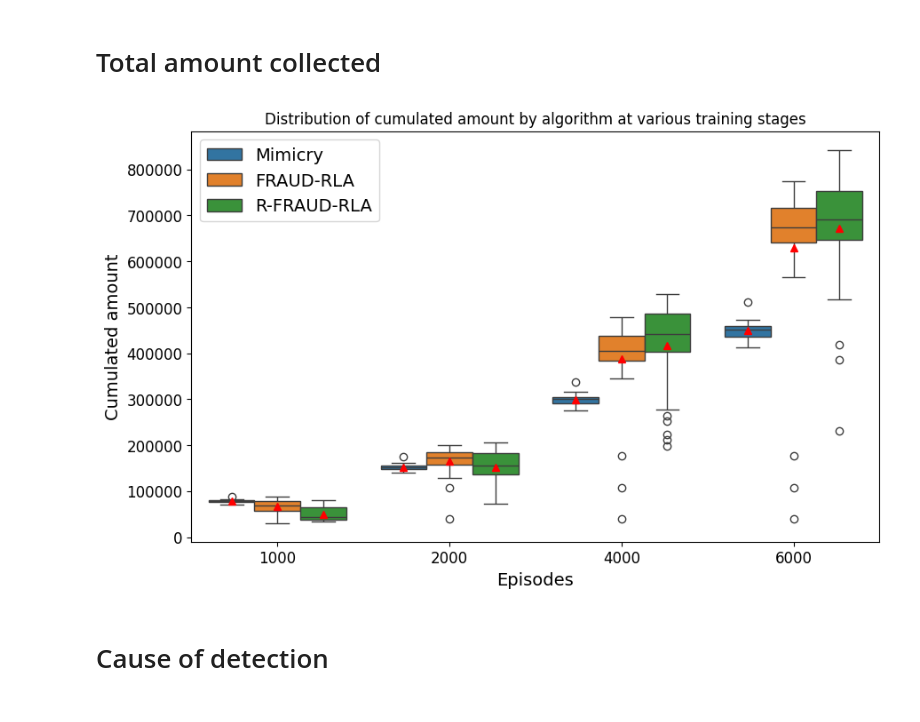
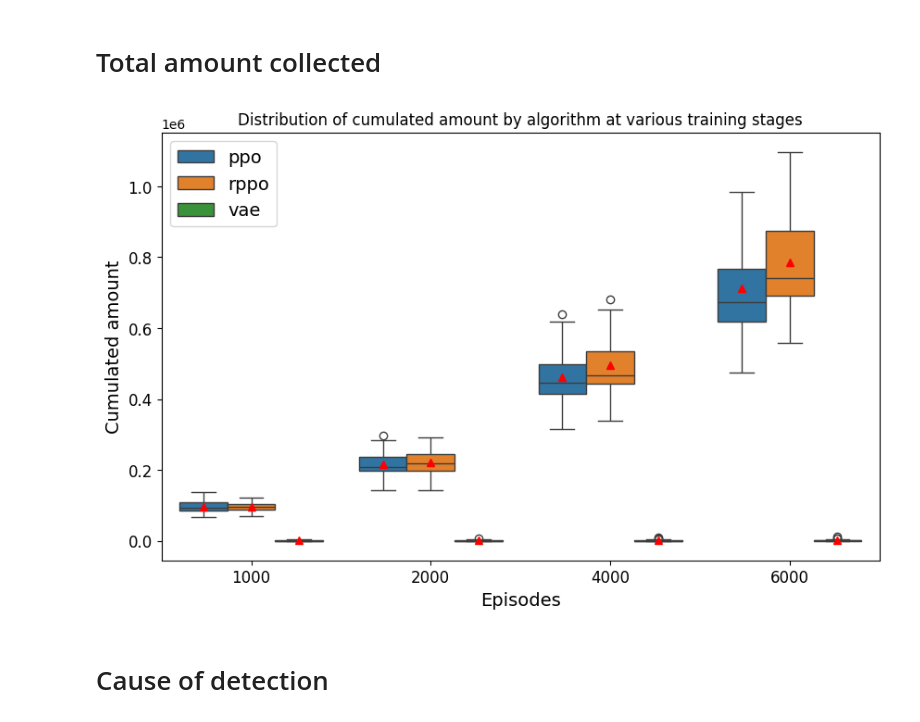
Before and after one commit to FaramirHurin/RL_Attack_September24, a Jupyter notebook: agents-comparison.ipynb, the cells around one changed output. Cells and saved outputs as stored; diff of their text form; code cells hidden in the pictures.

```diff
--- a/agents-comparison.ipynb
+++ b/agents-comparison.ipynb
@@ -25,18 +3,35 @@ def moving_average(data, window_size: int):
+# %%
+import numpy as np
+import os
+
+anomaly = True
+modification = True
+
+
+def logdirs(anomaly: bool, modification: bool, retrain_every=None):
+    a_str = "with-anomaly" if anomaly else "no-anomaly"
+    m_str = "with-modification" if modification else "no-modification"
+    return {algo: os.path.join("logs", f"{algo}-{a_str}-{m_str}") for algo in ("ppo", "rppo", "vae")}
+
+
+def moving_average(data, window_size: int):
+    """Compute the moving average of a 1D array."""
+    return np.convolve(data, np.ones(window_size) / window_size, mode="valid")
 # %% [markdown]
 # Average amount per card over the course of the training
 # %%
 import matplotlib.pyplot as plt
-from plots import Experiment
+from experiment import Experiment
 
 window_size = 50
-for label, logdir in logdirs.items():
+for label, logdir in logdirs(False, True).items():
     exp = Experiment.load(logdir)
     mean, _ = exp.mean_std_amounts_over_time
     mean = moving_average(mean, window_size)
     # std = moving_average(std, window_size)
     # ci95 = 1.96 * std / np.sqrt(exp.n_runs)
     mean[:20] = np.nan
-    mean[-40:] = np.nan
+    mean[-30:] = np.nan
 
     plt.plot(mean, label=label)
     #plt.fill_between(range(len(mean)), mean - ci95, mean + ci95, alpha=0.2)
@@ -52,11 +47,11 @@ plt.savefig("amount-over-time_anomaly.svg")
 # Cumulated amount over the course of the training
 # %%
 import matplotlib.pyplot as plt
-from plots import Experiment
+from experiment import Experiment
 import numpy as np
 
 window_size = 50
-for label, logdir in logdirs.items():
+for label, logdir in logdirs(True, True).items():
     exp = Experiment.load(logdir)
     mean, _ = exp.mean_std_amounts_over_time
     cumsum = np.cumsum(mean)
@@ -86,7 +81,7 @@ all_values = {
     "Value": [],
 }
 
-for label, logdir in logdirs.items():
+for label, logdir in logdirs(True, True).items():
     exp = Experiment.load(logdir)
     amounts = exp.amounts_over_time  # shape: (n_runs, n_episodes)
     for episodes in [1000, 2000, 4000, 6000]:
@@ -94,34 +89,34 @@ for label, logdir in logdirs.items():
         mean = np.mean(cumulated_amounts)
         # Store all values for plotting
         all_values["Label"].extend([label] * len(cumulated_amounts))
         all_values["Episodes"].extend([episodes] * len(cumulated_amounts))
         all_values["Value"].extend(cumulated_amounts)
 
 # Convert to DataFrames
 #results_df = pd.DataFrame(results)
 all_values_df = pd.DataFrame(all_values)
 
 # --- Plot boxplots ---
 plt.figure(figsize=(10, 6))
 sns.boxplot(
     data=all_values_df,
     x="Episodes",
     y="Value",
     hue="Label",
     showmeans=True,
     showfliers=True,
     meanprops={"markerfacecolor": "red", "markeredgecolor": "red"},
 )
 plt.title("Distribution of cumulated amount by algorithm at various training stages")
 plt.ylabel("Cumulated amount", fontsize=14)
 plt.xlabel("Episodes", fontsize=14)
 plt.xticks(fontsize=12)
 plt.yticks(fontsize=12)
 plt.legend(fontsize=14)
 plt.savefig("Final_boxplots.svg")
 plt.show()
 # %% [output]
-[figure, old version]
+[figure, new version]
 # %% [markdown]
 # Cause of detection
 # %%
```
Also changed, not shown: parts of 2 cells of this notebook, 5 other files.
